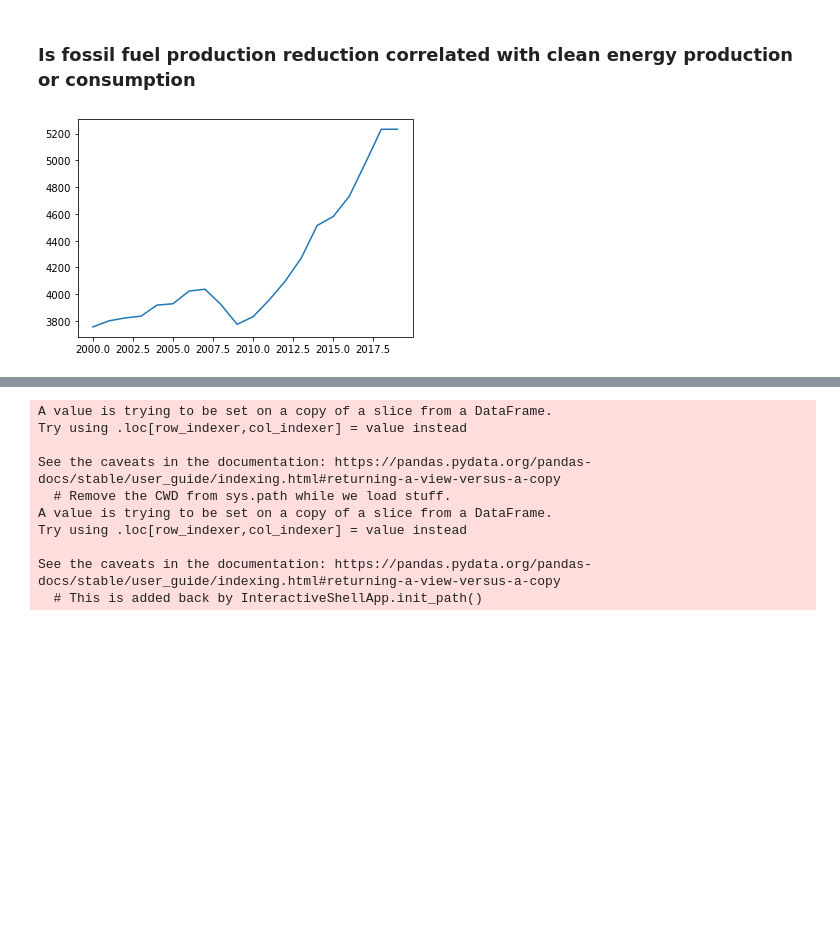
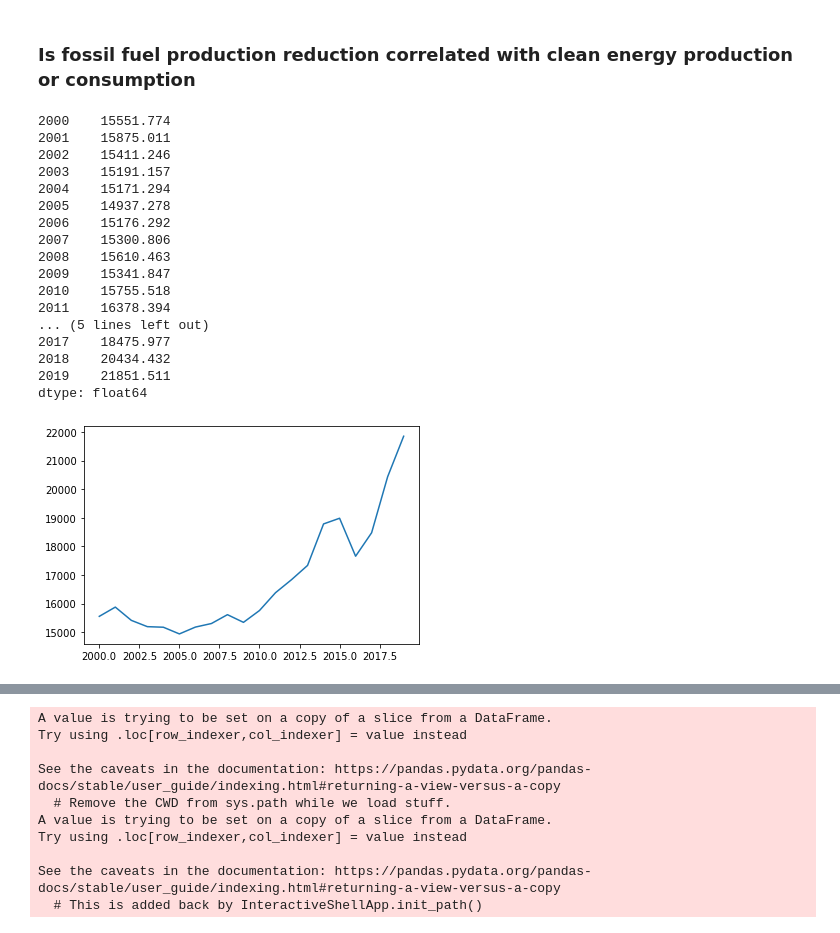
Before and after one commit to Adam-Omarali/BDC-Energy, a Jupyter notebook: InvestmentGHG.ipynb, the cells around one changed output, grey strips where cells are left out. Saved outputs shown, nothing was run; the diff lists cells and outputs as text; code cells hidden in the pictures; blank space fills up the shorter version.

```diff
--- a/InvestmentGHG.ipynb
+++ b/InvestmentGHG.ipynb
@@ -363,4 +437,21 @@ def graphFossilP_vs_C(energy, country):
-# %%
-graphFossilP("Canada")
-# %% [output]
-[figure, removed]
+# %%
+graphFossilP("United States")
+# %% [output]
+2000    15551.774
+2001    15875.011
+2002    15411.246
+2003    15191.157
+2004    15171.294
+2005    14937.278
+2006    15176.292
+2007    15300.806
+2008    15610.463
+2009    15341.847
+2010    15755.518
+2011    16378.394
+... (5 lines left out)
+2017    18475.977
+2018    20434.432
+2019    21851.511
+dtype: float64
+[figure, added]
```
Also changed, not shown: parts of 19 cells of this notebook, 3 other files.
